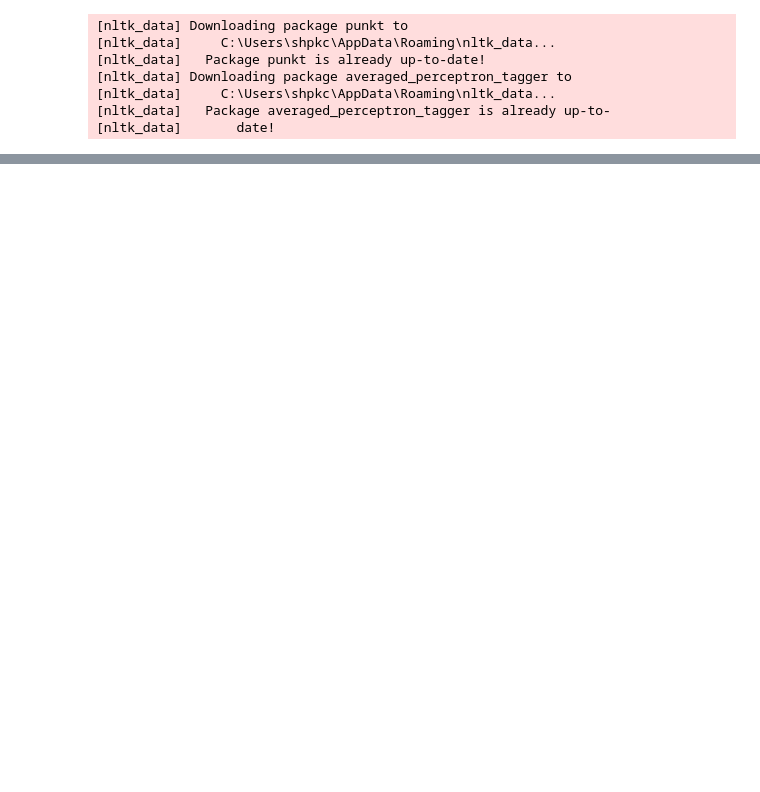
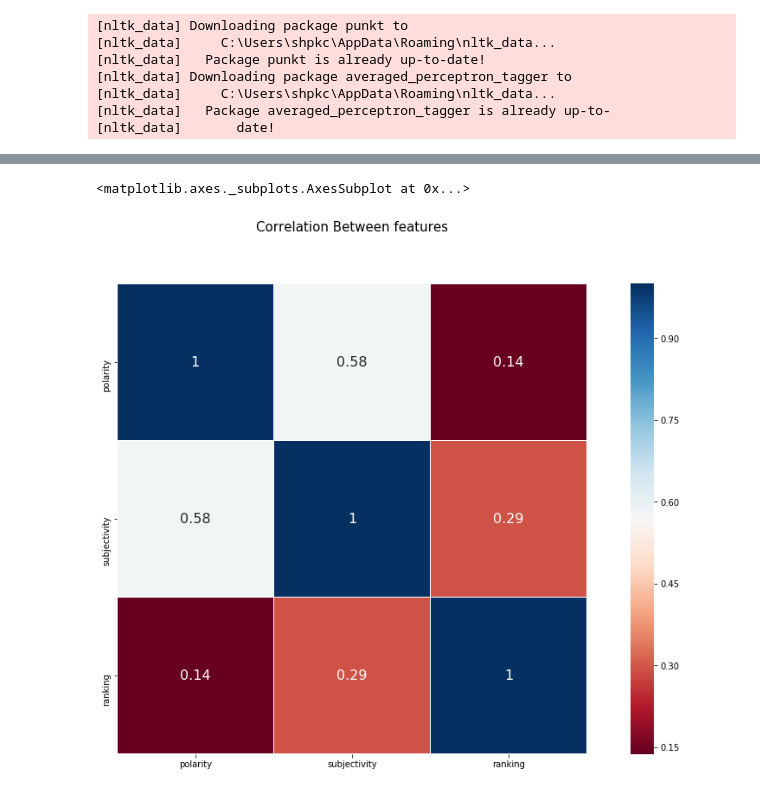
Before and after one commit to apostkor/TwitterKeywordAnalyzer, a Jupyter notebook: TwitterKeywordAnalyzer_SiHyung.ipynb, the cells around one changed output, grey strips where cells are left out. Drawn from its saved outputs; the diff is of its cells as text; code cells hidden in the pictures; blank space fills up the shorter version.

```diff
--- a/TwitterKeywordAnalyzer_SiHyung.ipynb
+++ b/TwitterKeywordAnalyzer_SiHyung.ipynb
@@ -98,0 +139,4 @@ df.mean().plot(kind='bar')
+# %%
+for i in range(len(online_game)):
+    print('{}\ntotal polarity는 : {} \ntotal subjectivity는 : {} 입니다'.format(online_game[i], total_polarity[i], total_subjectivity[i]))
+    print('-'*50)
@@ -98,0 +161,17 @@ df.mean().plot(kind='bar')
+# %%
+#딕셔너리를 만들어 Pandas의 DataFrame으로 바꿔줍니다
+
+data = {'game_name' : [],
+       'polarity' : [],
+       'subjectivity' : []}
+
+for i in range(len(online_game)):
+    data['game_name'].append(online_game[i])
+    data['polarity'].append(total_polarity[i])
+    data['subjectivity'].append(total_subjectivity[i])
+
+df = pd.DataFrame(data)
+# %%
+# ranking column에 실제 순위를 넣어줍니다
+
+df['ranking'] = [1,2,3,4,5,6,7,20,10,11,12,16,18]
@@ -98,0 +202,13 @@ df.mean().plot(kind='bar')
+# %%
+import seaborn as sns
+
+heatmap_data = df[['polarity', 'subjectivity', 'ranking']]
+
+colormap = plt.cm.RdBu
+plt.figure(figsize=(18,10))
+plt.title('Correlation Between features', size=15, y=1.1)
+sns.heatmap(heatmap_data.astype(float).corr(), linewidths=0.1, vmax=1.0,
+           square=True, cmap=colormap, linecolor='white', annot=True, annot_kws={"size": 16})
+# %% [output]
+<matplotlib.axes._subplots.AxesSubplot at 0x...>
+[figure, added]
```
Also changed, not shown: parts of 10 cells of this notebook.
